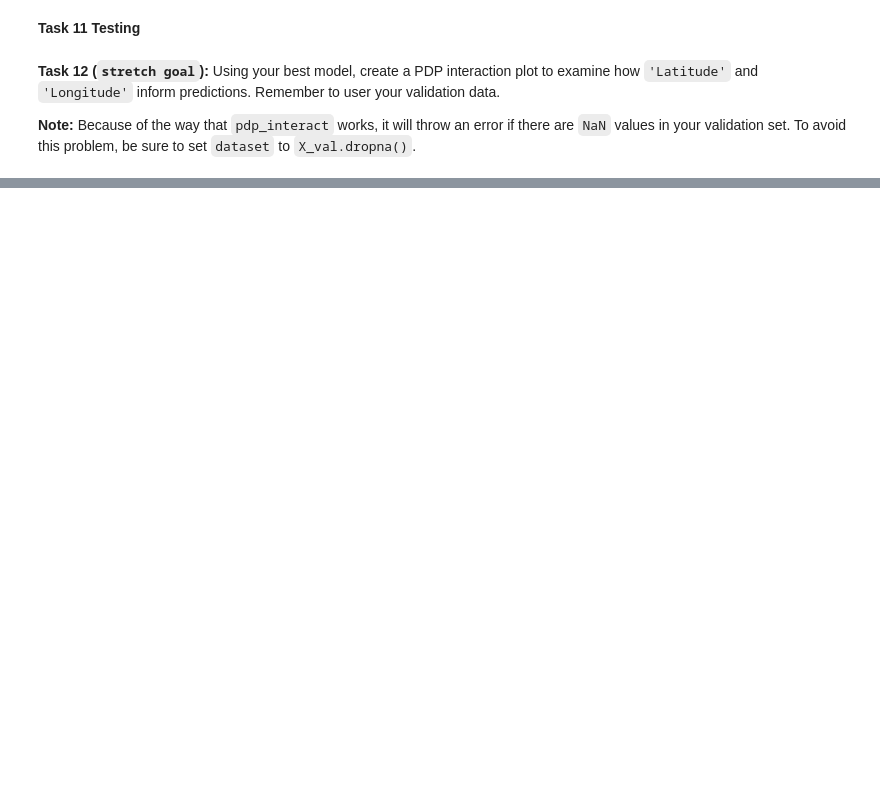
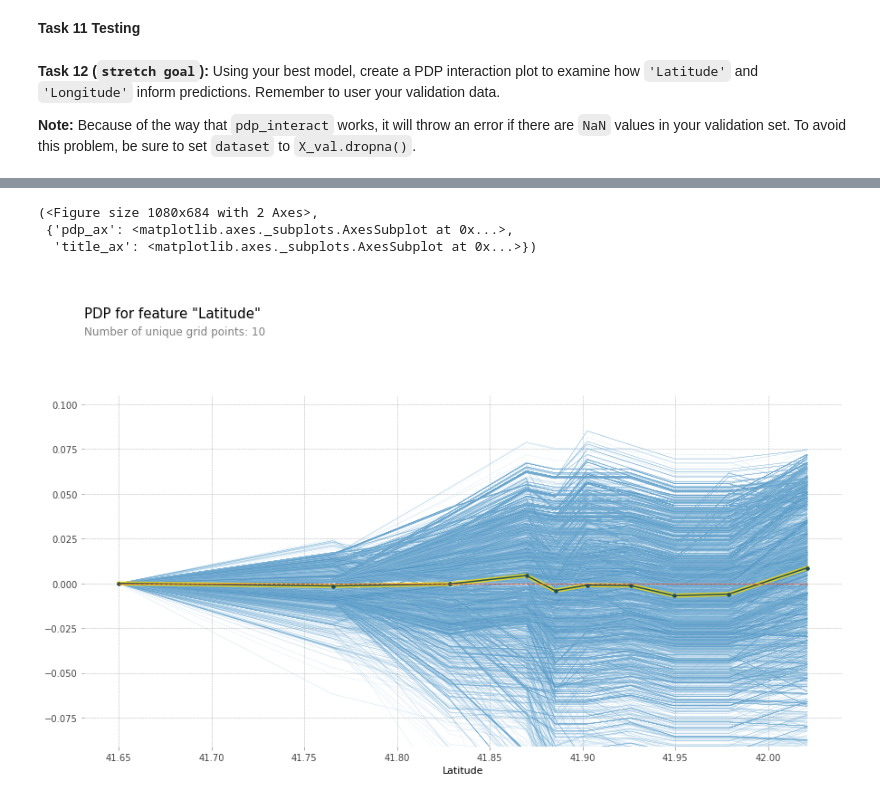
Before and after one commit to johhan27/DS-Unit-2-Applied-Modeling, a Jupyter notebook: DS_Sprint_Challenge_23.ipynb, the cells around one changed output, grey strips where cells are left out. Saved outputs shown, nothing was run; the diff lists cells and outputs as text; code cells hidden in the pictures; blank space fills up the shorter version.

```diff
--- a/DS_Sprint_Challenge_23.ipynb
+++ b/DS_Sprint_Challenge_23.ipynb
@@ -498,0 +509,21 @@ MY COLAB IS NOT PLOTTING
+# %%
+from pdpbox.pdp import pdp_isolate, pdp_plot
+
+feature = 'Latitude'
+
+#X_val_transformed.columns = X_val.columns
+
+isolated = pdp_isolate(
+    model = model,
+    dataset=X_val,
+    model_features=X_val.columns,
+    feature = feature
+)
+
+
+pdp_plot(isolated,feature_name = feature, plot_lines=True)
+# %% [output]
+(<Figure size 1080x684 with 2 Axes>,
+ {'pdp_ax': <matplotlib.axes._subplots.AxesSubplot at 0x...>,
+  'title_ax': <matplotlib.axes._subplots.AxesSubplot at 0x...>})
+[figure, added]
```
Also changed, not shown: parts of 15 cells of this notebook.
